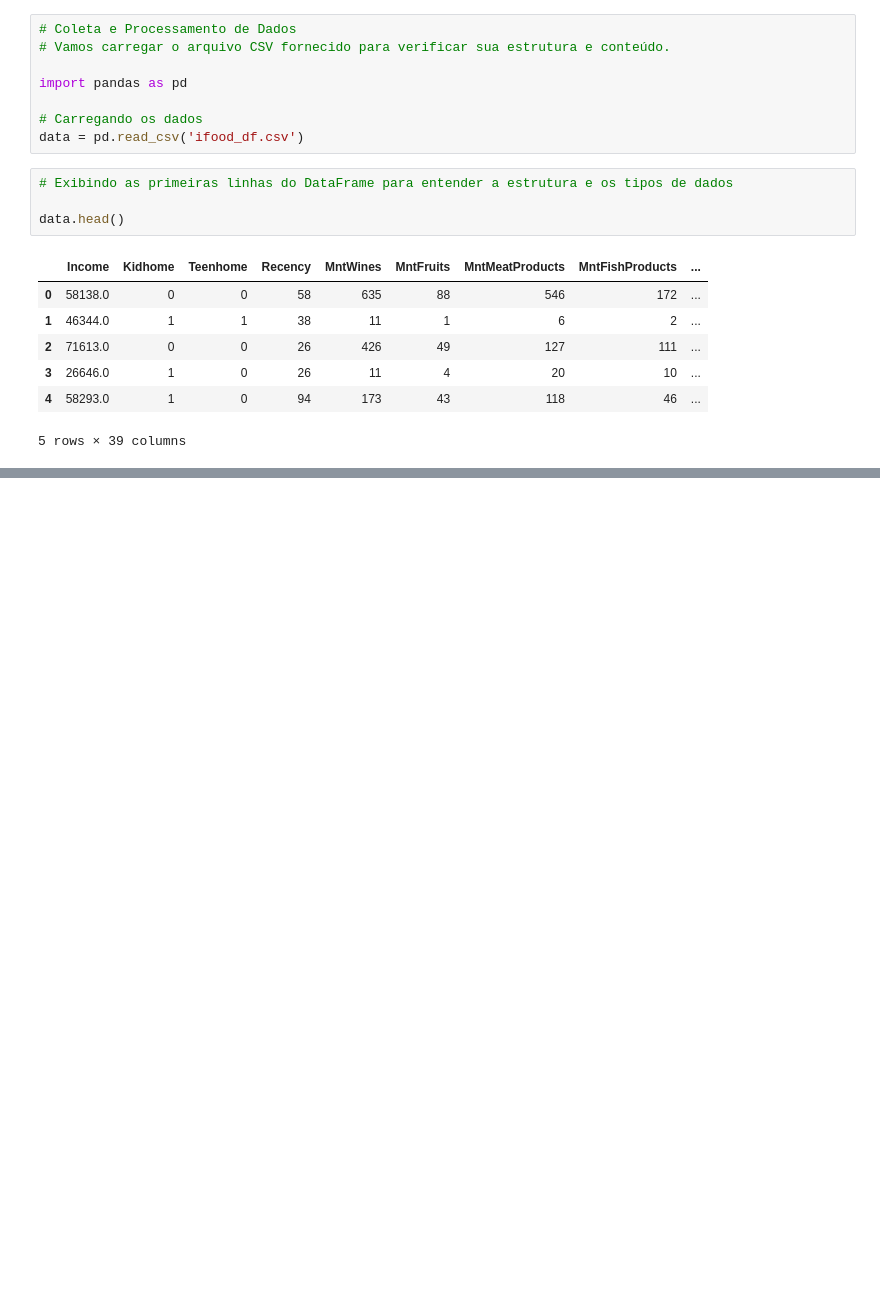
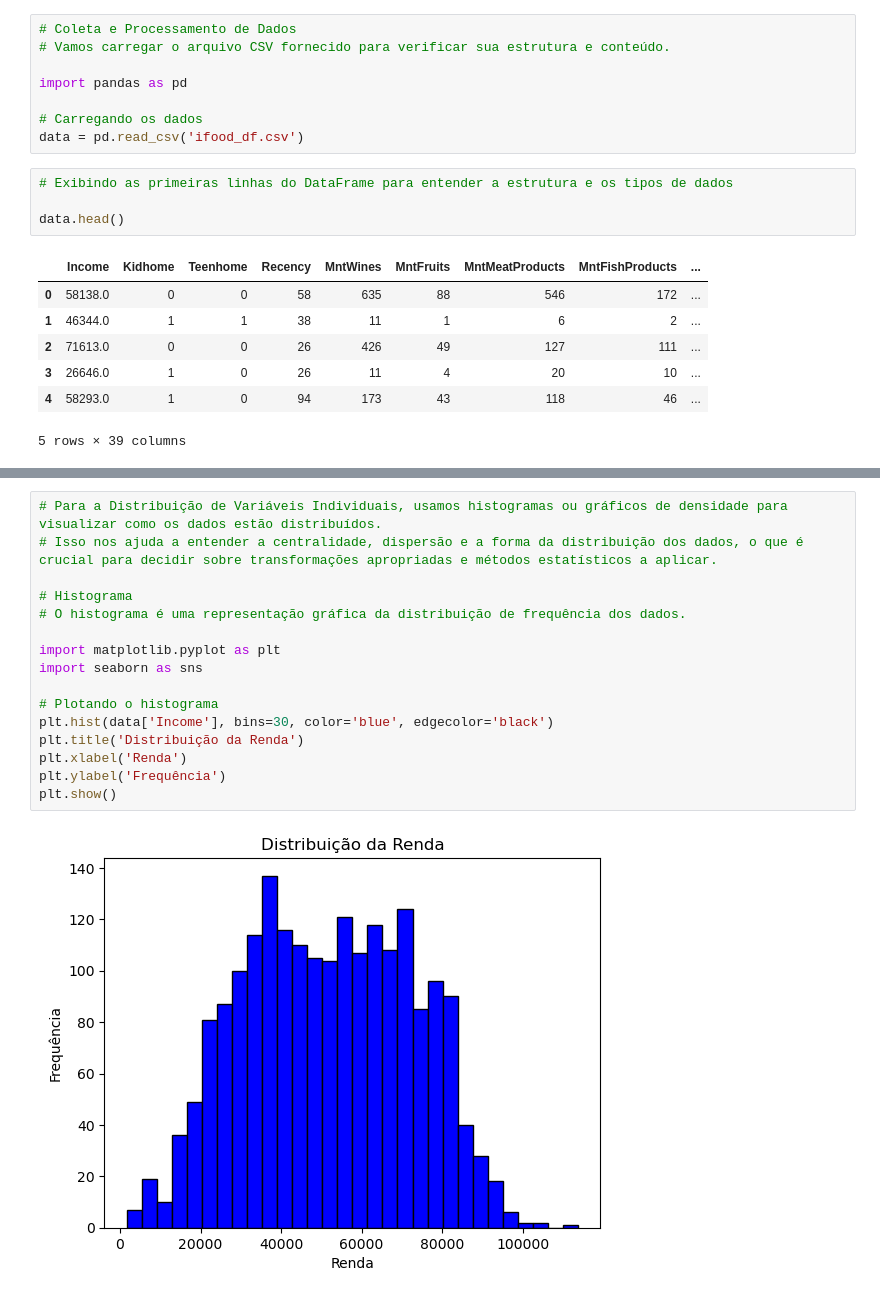
Before and after one commit to allafs1270/ml, a Jupyter notebook: PROJ ARQ ML.ipynb, the cells around one changed output, grey strips where cells are left out. Drawn from its saved outputs; the diff is of its cells as text; blank space fills up the shorter version.

```diff
--- a/PROJ ARQ ML.ipynb
+++ b/PROJ ARQ ML.ipynb
@@ -24,0 +62,18 @@ data.head()
+# %%
+# Para a Distribuição de Variáveis Individuais, usamos histogramas ou gráficos de densidade para visualizar como os dados estão distribuídos.
+# Isso nos ajuda a entender a centralidade, dispersão e a forma da distribuição dos dados, o que é crucial para decidir sobre transformações apropriadas e métodos estatísticos a aplicar.
+
+# Histograma
+# O histograma é uma representação gráfica da distribuição de frequência dos dados.
+
+import matplotlib.pyplot as plt
+import seaborn as sns
+
+# Plotando o histograma
+plt.hist(data['Income'], bins=30, color='blue', edgecolor='black')
+plt.title('Distribuição da Renda')
+plt.xlabel('Renda')
+plt.ylabel('Frequência')
+plt.show()
+# %% [output]
+[figure, added]
```
Also changed, not shown: parts of 5 cells of this notebook, 1 other file.
